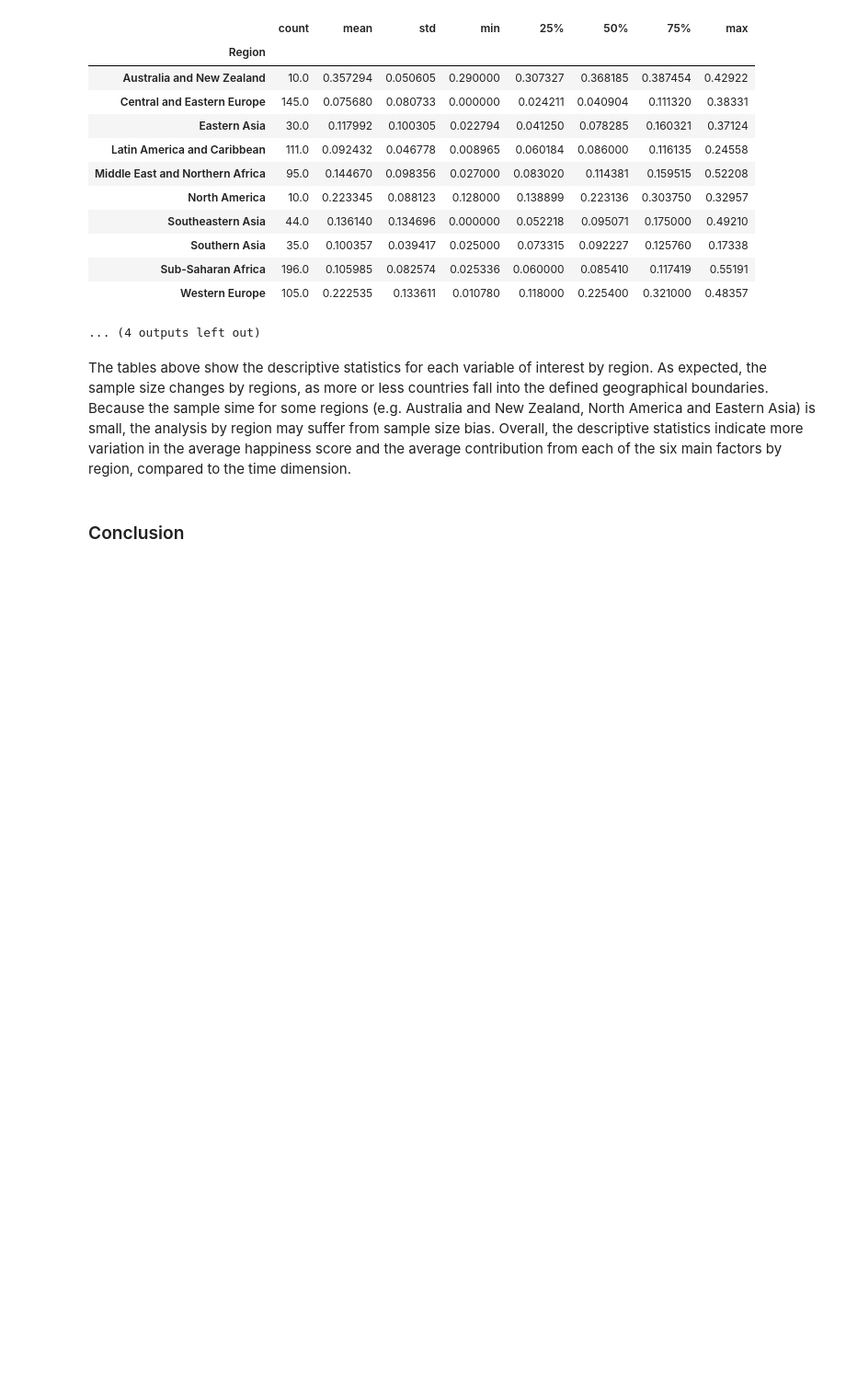
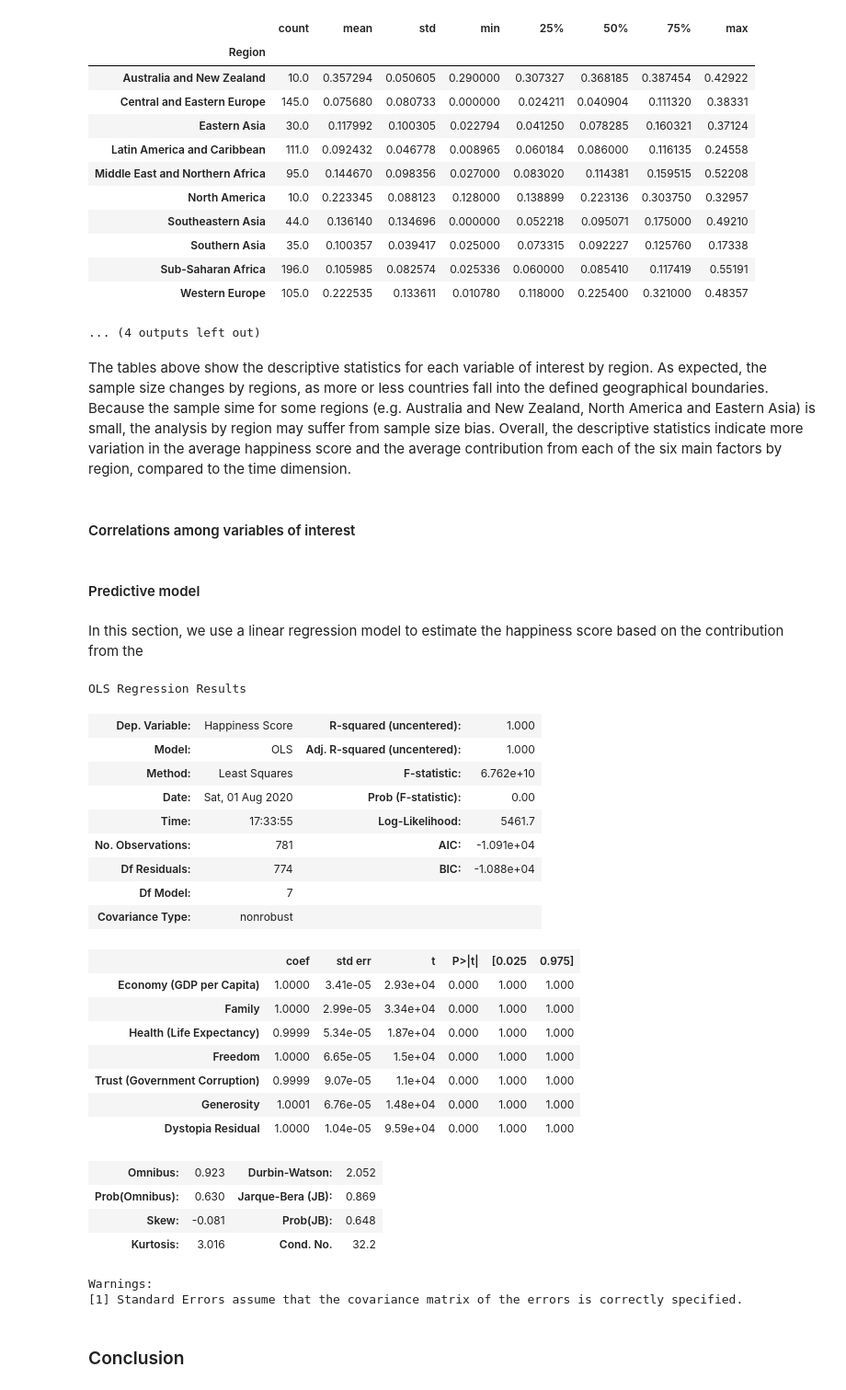
Before and after one commit to TeamGroup7/Group_Assignment, a Jupyter notebook: Group Assignment.ipynb, the cells around one changed output. Shown at 92% size. Saved outputs shown, nothing was run; the diff lists cells and outputs as text; code cells hidden in the pictures; blank space fills up the shorter version.

```diff
--- a/Group Assignment.ipynb
+++ b/Group Assignment.ipynb
@@ -386,5 +421,44 @@ for col in data.iloc[:,4:].columns:
 ... (4 outputs left out)
 # %% [markdown]
 The tables above show the descriptive statistics for each variable of interest by region. As expected, the sample size changes by regions, as more or less countries fall into the defined geographical boundaries. Because the sample sime for some regions (e.g. Australia and New Zealand, North America and Eastern Asia) is small, the analysis by region may suffer from sample size bias. Overall, the descriptive statistics indicate more variation in the average happiness score and the average contribution from each of the six main factors by region, compared to the time dimension.
+# %% [markdown]
+#### Correlations among variables of interest
+# %% [markdown]
+#### Predictive model
+# %% [markdown]
+In this section, we use a linear regression model to estimate the happiness score based on the contribution from the
+# %%
+# Initialize the regression model
+y = data['Happiness Score']
+x = data.iloc[:,5:]
+#x = sm.add_constant(x)
+
+model = sm.OLS(y,x)
+model.fit().summary()
+# %% [output]
+OLS Regression Results
+| Dep. Variable: | Happiness Score | R-squared (uncentered): | 1.000 |
+| Model: | OLS | Adj. R-squared (uncentered): | 1.000 |
+| Method: | Least Squares | F-statistic: | 6.762e+10 |
+| Date: | Sat, 01 Aug 2020 | Prob (F-statistic): | 0.00 |
+| Time: | 17:33:55 | Log-Likelihood: | 5461.7 |
+| No. Observations: | 781 | AIC: | -1.091e+04 |
+| Df Residuals: | 774 | BIC: | -1.088e+04 |
+| Df Model: | 7 |  |  |
+| Covariance Type: | nonrobust |  |  |
+|  | coef | std err | t | P>|t| | [0.025 | 0.975] |
+| Economy (GDP per Capita) | 1.0000 | 3.41e-05 | 2.93e+04 | 0.000 | 1.000 | 1.000 |
+| Family | 1.0000 | 2.99e-05 | 3.34e+04 | 0.000 | 1.000 | 1.000 |
+| Health (Life Expectancy) | 0.9999 | 5.34e-05 | 1.87e+04 | 0.000 | 1.000 | 1.000 |
+| Freedom | 1.0000 | 6.65e-05 | 1.5e+04 | 0.000 | 1.000 | 1.000 |
+| Trust (Government Corruption) | 0.9999 | 9.07e-05 | 1.1e+04 | 0.000 | 1.000 | 1.000 |
+| Generosity | 1.0001 | 6.76e-05 | 1.48e+04 | 0.000 | 1.000 | 1.000 |
+| Dystopia Residual | 1.0000 | 1.04e-05 | 9.59e+04 | 0.000 | 1.000 | 1.000 |
+| Omnibus: | 0.923 | Durbin-Watson: | 2.052 |
+| Prob(Omnibus): | 0.630 | Jarque-Bera (JB): | 0.869 |
+| Skew: | -0.081 | Prob(JB): | 0.648 |
+| Kurtosis: | 3.016 | Cond. No. | 32.2 |
+Warnings:
+[1] Standard Errors assume that the covariance matrix of the errors is correctly specified.
 # %% [markdown]
 ### Conclusion
```
Also changed, not shown: parts of 8 cells of this notebook.
